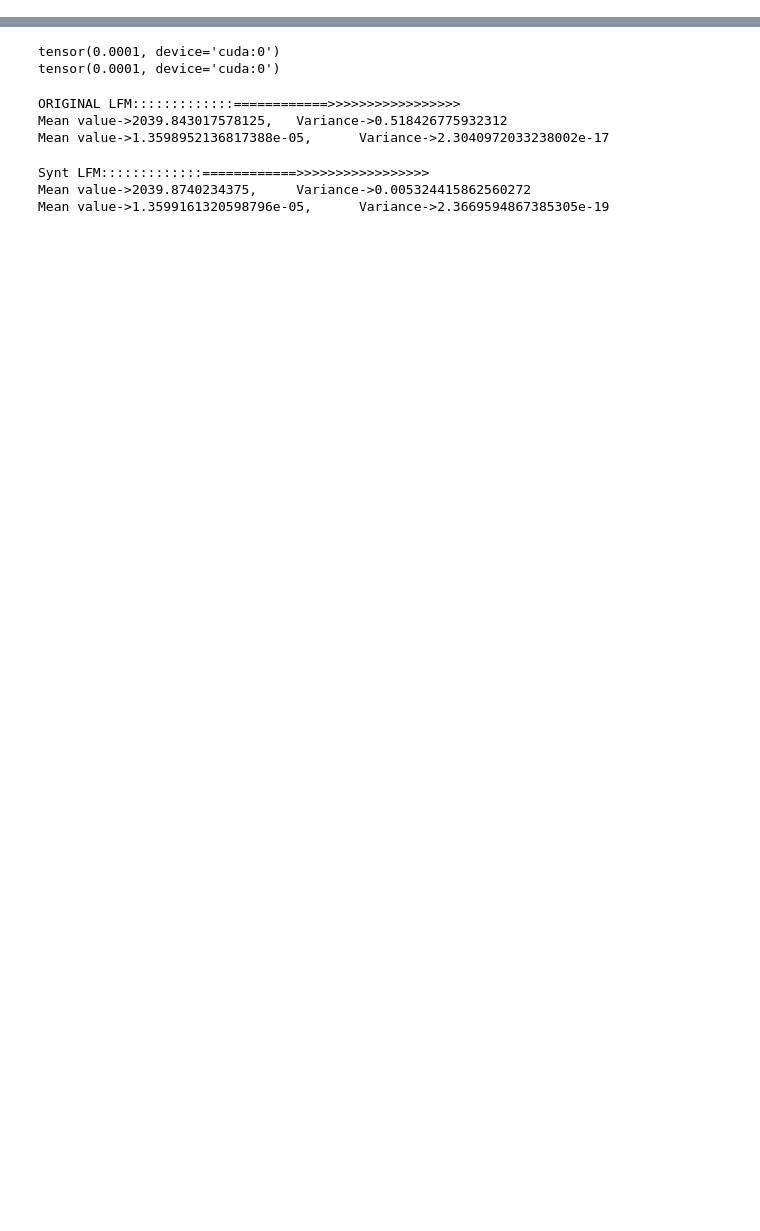
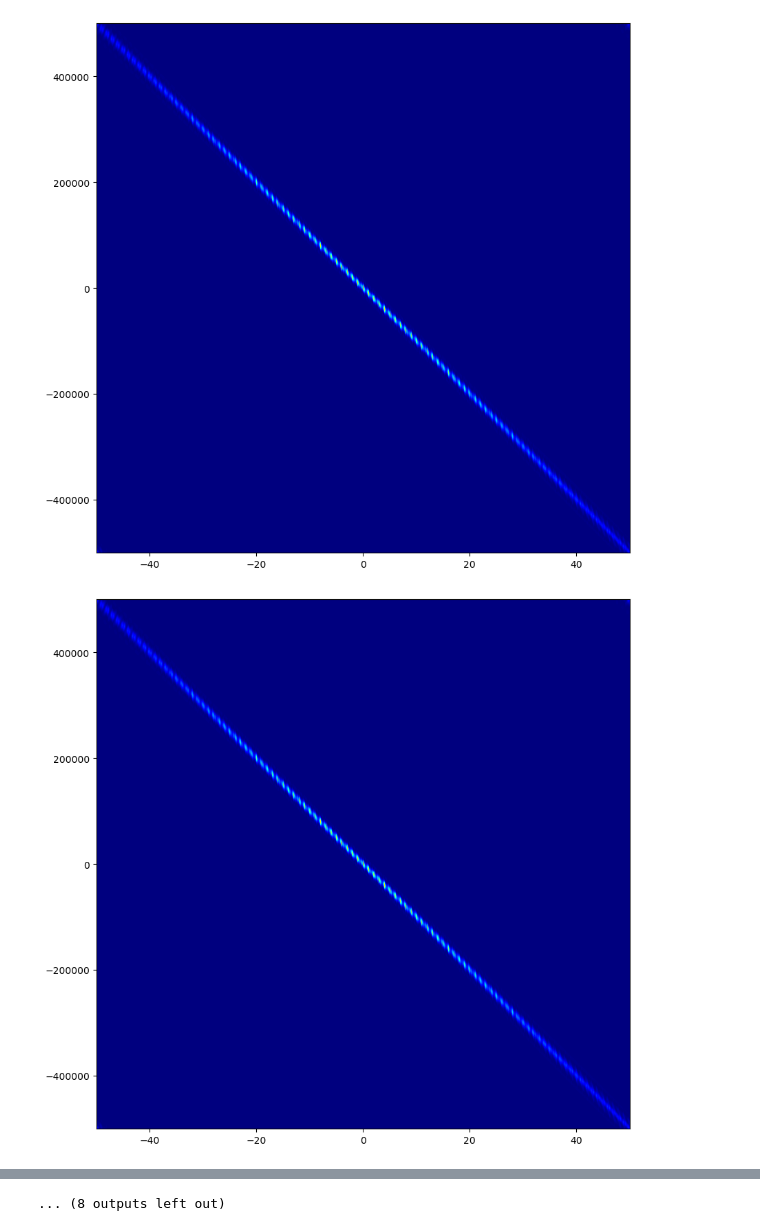
Before and after one commit to alireza06/JSAC_waveform_design, a Jupyter notebook: Untitled75 (2).ipynb, the cells around one changed output, grey strips where cells are left out. Cells and saved outputs as stored; diff of their text form; code cells hidden in the pictures; blank space fills up the shorter version.

```diff
--- a/Untitled75 (2).ipynb
+++ b/Untitled75 (2).ipynb
@@ -606,44 +558,78 @@ Results saved to full_benchmark_results.csv
 # %%
 from pulses import RadarPulseGenerator, CommPulseGenerator
+import numpy as np
+import torch
+import matplotlib.pyplot as plt
+from tqdm import tqdm
 # Load the saved results
 data = np.load('results_data.npz', allow_pickle=True)
 
 # Extract the synthesized signals (complex values)
 SynthesizedSignals = data['SynthesizedSignals']  # shape: (num_theta, N)
 truesignals = data['truesignal']  # shape: (N,)
 
 device = 'cuda' if torch.cuda.is_available() else 'cpu'
 
 t = torch.linspace(0, 1e-4, int(1e5), device=device)
 dt = t[1] - t[0]
 # Define parameters
 T = 1e-4       # Total duration of radar pulse (1e-4 seconds)
 B = 1e6        # Bandwidth of radar pulse (1 MHz)
 K = 5         # Number of users (OFDMA users)
 L = 100        # Number of bits in radar pulse duration
 Tb = T / L     # Duration of each bit interval
+
+#===============================For Estimation===================================================
 distance = 50
 my_tau = 2*distance / 3e8
 N0 = 10
 A = 0.8
 
 myCommPulses = CommPulseGenerator(t, Tb, T, device)
 myRadar = RadarPulseGenerator(t, T=T, device=device)
 
 radar_pulse = myRadar.LFM_pulse(B)
 radar_pulse_power = torch.sum(torch.abs(radar_pulse)**2)*dt
-synt_pulse_power = np.sum(np.abs(SynthesizedSignals[-1, :])**2)*dt
-print(radar_pulse_power)
-print(synt_pulse_power)
-# radar_pulse = radar_pulse / torch.sqrt(torch.sum(torch.abs(radar_pulse)**2)*dt)
+synt_pulse_power = torch.sum(torch.abs(synt_pulse)**2)*dt
+# ambg_radar = myRadar.cross_correlation(synt_pulse, myRadar.make_delay(synt_pulse, td)*torch.exp(-1j*2*np.pi*fd*t) + np.sqrt(N0)*(torch.randn(len(synt_pulse), device=device) + 1j * torch.randn(len(synt_pulse), device=device)))
+fd = np.linspace(-0.5e6, 0.5e6, 1000)  # Frequency shift for Doppler effect
+for idx in range(SynthesizedSignals.shape[0]):
+    synt_pulse = torch.tensor(SynthesizedSignals[idx, :], device=device)
+    ambg_radar = torch.zeros((len(fd), len(t)), dtype=torch.complex64)
+    for fd_idx, _fd in tqdm(enumerate(fd)):
+        ambg_radar[fd_idx, :] = myRadar.cross_correlation(synt_pulse*torch.exp(1j*2*np.pi*_fd*t), synt_pulse).cpu()
 
-dis, ta = myRadar.montecarlo_estimation_with_abs(radar_pulse, N0, 2040, np.sqrt(A), 3e8, 1000)
-print("ORIGINAL LFM:::::::::::::============>>>>>>>>>>>>>>>>>")
-print(f'Mean value->{torch.mean(dis)}, \t Variance->{torch.var(dis)}')
-print(f'Mean value->{torch.mean(ta)}, \t Variance->{torch.var(ta)}\n')
+    # Create the figure and axes
+    fig, ax = plt.subplots(figsize=(10,10))
 
-dis, ta = myRadar.montecarlo_estimation_with_abs(torch.tensor(SynthesizedSignals[-1, :], device=device), N0, 2040, np.sqrt(A), 3e8, 1000)
-print("Synt LFM:::::::::::::============>>>>>>>>>>>>>>>>>")
-print(f'Mean value->{torch.mean(dis)}, \t Variance->{torch.var(dis)}')
-print(f'Mean value->{torch.mean(ta)}, \t Variance->{torch.var(ta)}')
+    # Display the image data
+    im = ax.imshow(torch.abs(ambg_radar).cpu()**2, aspect='auto', extent=[-50, 50, -0.5e6, 0.5e6], cmap='jet')
+
+    # Show the plot
+    plt.show()
+
+ambg_radar = torch.zeros((len(fd), len(t)), dtype=torch.complex64)
+for fd_idx, _fd in tqdm(enumerate(fd)):
+    ambg_radar[fd_idx, :] = myRadar.cross_correlation(radar_pulse*torch.exp(1j*2*np.pi*_fd*t), radar_pulse).cpu()
+
+# Create the figure and axes
+fig, ax = plt.subplots(figsize=(10,10))
+
+# Display the image data
+im = ax.imshow(torch.abs(ambg_radar).cpu()**2, aspect='auto', extent=[-50, 50, -0.5e6, 0.5e6], cmap='jet')
+
+# Show the plot
+plt.show()
+
+# dis, ta = myRadar.montecarlo_estimation_with_abs(radar_pulse, N0, 2040, np.sqrt(A), 3e8, 1000)
+# print("ORIGINAL LFM:::::::::::::============>>>>>>>>>>>>>>>>>")
+# print(f'Mean value->{torch.mean(dis)}, \t Variance->{torch.var(dis)}')
+# print(f'Mean value->{torch.mean(ta)}, \t Variance->{torch.var(ta)}\n')
+
+# dis, ta = myRadar.montecarlo_estimation_with_abs(torch.tensor(SynthesizedSignals[-1, :], device=device), N0, 2040, np.sqrt(A), 3e8, 1000)
+# print("Synt LFM:::::::::::::============>>>>>>>>>>>>>>>>>")
+# print(f'Mean value->{torch.mean(dis)}, \t Variance->{torch.var(dis)}')
+# print(f'Mean value->{torch.mean(ta)}, \t Variance->{torch.var(ta)}')
 # %% [output]
+[figure, added]
+[figure, added]
@@ -650,8 +646 @@ print(f'Mean value->{torch.mean(ta)}, \t Variance->{torch.var(ta)}')
-tensor(0.0001, device='cuda:0')
-tensor(0.0001, device='cuda:0')
+... (8 outputs left out)
-ORIGINAL LFM:::::::::::::============>>>>>>>>>>>>>>>>>
-Mean value->2039.843017578125,   Variance->0.518426775932312
-Mean value->1.3598952136817388e-05,      Variance->2.3040972033238002e-17
-Synt LFM:::::::::::::============>>>>>>>>>>>>>>>>>
-Mean value->2039.8740234375,     Variance->0.005324415862560272
-Mean value->1.3599161320598796e-05,      Variance->2.3669594867385305e-19
```
Also changed, not shown: parts of 3 cells of this notebook.
